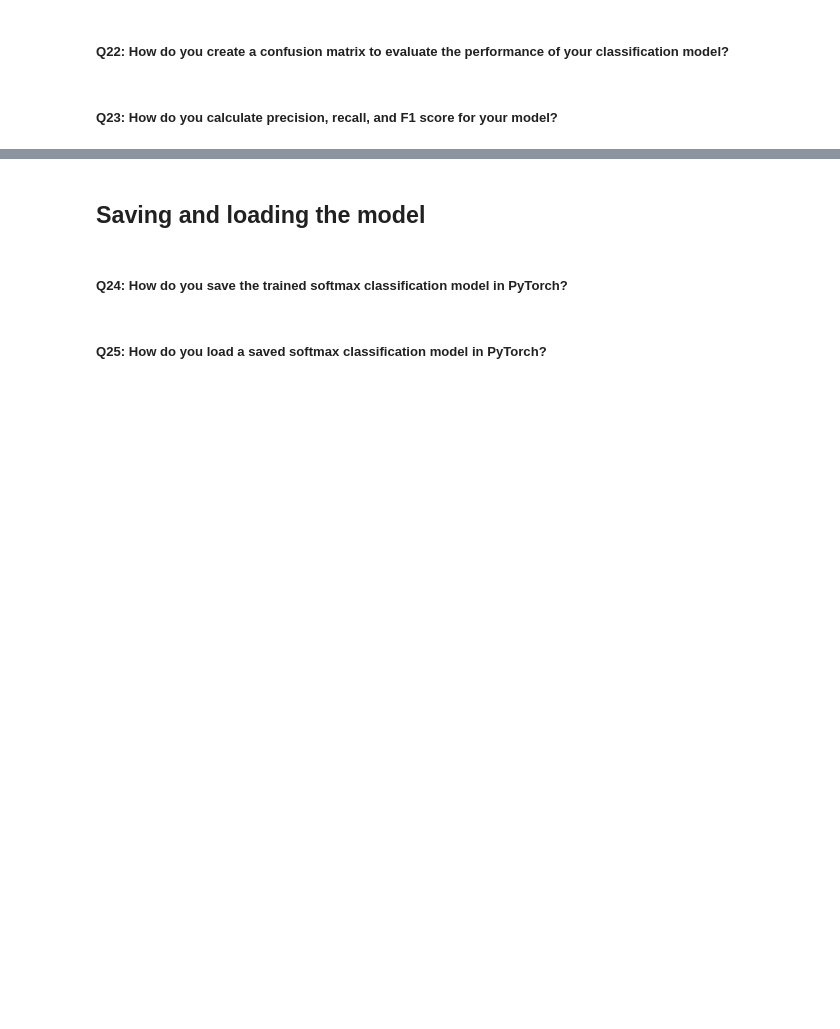
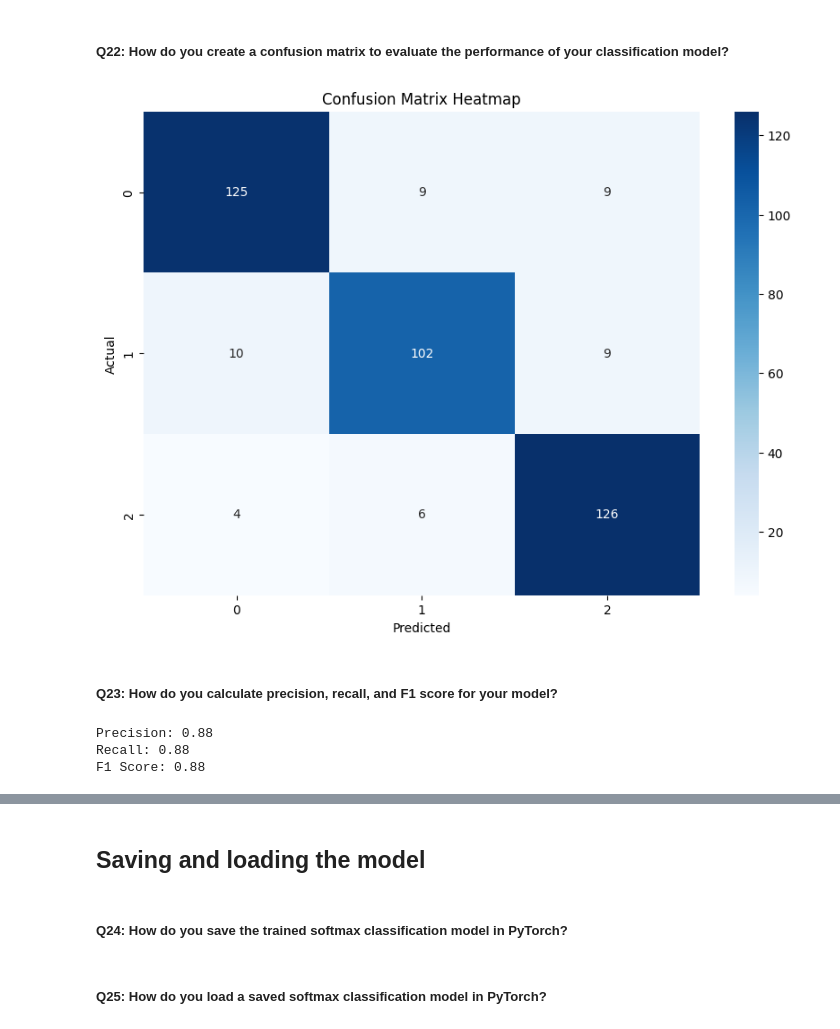
Before and after one commit to fellmir/pyTorchBasis, a Jupyter notebook: 00-basic-examples/example1/01-notebooks/03_softmax_classification.ipynb, the cells around one changed output, grey strips where cells are left out. Cells and saved outputs as stored; diff of their text form; code cells hidden in the pictures; blank space fills up the shorter version.

```diff
--- a/00-basic-examples/example1/01-notebooks/03_softmax_classification.ipynb
+++ b/00-basic-examples/example1/01-notebooks/03_softmax_classification.ipynb
@@ -730,4 +807,28 @@ Accuracy of the model on the test set: 85.75%
 # %% [markdown]
 ##### **Q22: How do you create a confusion matrix to evaluate the performance of your classification model?**
+# %%
+# Same as above. i.e.,
+plt.figure(figsize=(10, 7))
+sns.heatmap(conf_matrix, annot=True, fmt='d', cmap='Blues', xticklabels=range(num_classes), yticklabels=range(num_classes))
+plt.xlabel('Predicted')
+plt.ylabel('Actual')
+plt.title('Confusion Matrix Heatmap')
+plt.show()
+# %% [output]
+[figure, added]
 # %% [markdown]
 ##### **Q23: How do you calculate precision, recall, and F1 score for your model?**
+# %%
+# sklearn to the rescue (again)
+from sklearn.metrics import precision_recall_fscore_support, classification_report
+
+# Calculate precision, recall, and F1 score
+precision, recall, f1, _ = precision_recall_fscore_support(y_test_tensor.cpu(), predicted_classes.cpu(), average='weighted')
+
+print(f'Precision: {precision:.2f}')
+print(f'Recall: {recall:.2f}')
+print(f'F1 Score: {f1:.2f}')
+# %% [output]
+Precision: 0.88
+Recall: 0.88
+F1 Score: 0.88
```
Also changed, not shown: parts of 15 cells of this notebook.
